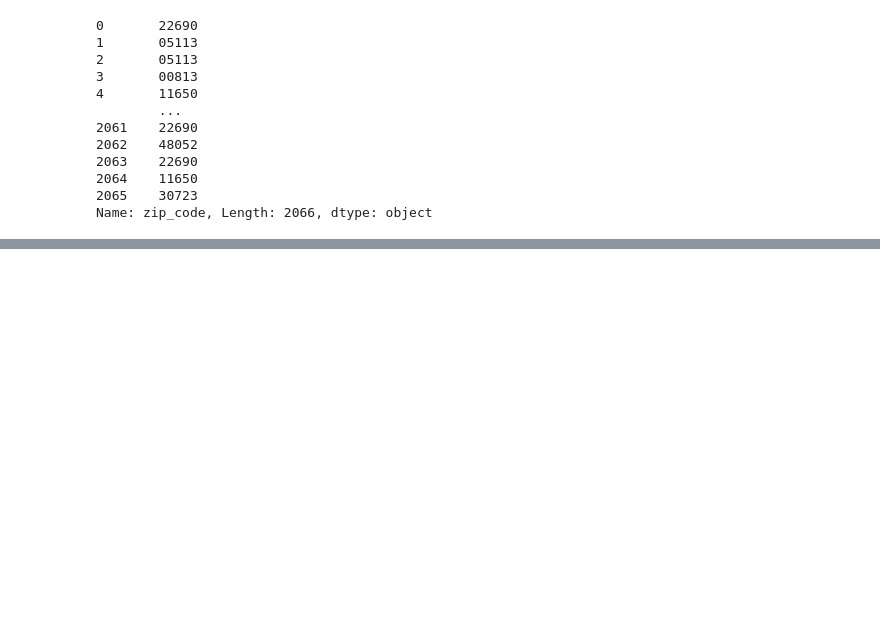
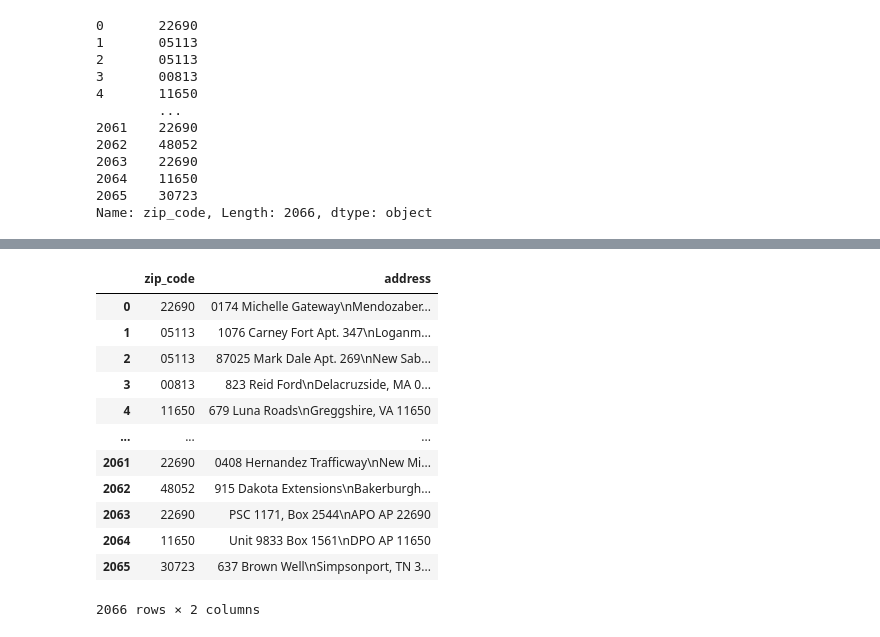
Before and after one commit to shivanipriya89/practicetensor, a Jupyter notebook: thekeras.ipynb, the cells around one changed output, grey strips where cells are left out. Cells and saved outputs as stored; diff of their text form; code cells hidden in the pictures; blank space fills up the shorter version.

```diff
--- a/thekeras.ipynb
+++ b/thekeras.ipynb
@@ -2644,0 +2797,4 @@ Name: zip_code, Length: 2066, dtype: object
+# %%
+df.dropna(subset="address",axis=0,inplace=True)
+# %%
+df["zip_code"]=df["address"].apply(lambda address:address[-5:])
@@ -2644,0 +2816,16 @@ Name: zip_code, Length: 2066, dtype: object
+# %%
+df[["zip_code","address"]] # Clubbing the zip code and address column
+# %% [output]
+|  | zip_code | address |
+| 0 | 22690 | 0174 Michelle Gateway\nMendozaber... |
+| 1 | 05113 | 1076 Carney Fort Apt. 347\nLoganm... |
+| 2 | 05113 | 87025 Mark Dale Apt. 269\nNew Sab... |
+| 3 | 00813 | 823 Reid Ford\nDelacruzside, MA 0... |
+| 4 | 11650 | 679 Luna Roads\nGreggshire, VA 11650 |
+| ... | ... | ... |
+| 2061 | 22690 | 0408 Hernandez Trafficway\nNew Mi... |
+| 2062 | 48052 | 915 Dakota Extensions\nBakerburgh... |
+| 2063 | 22690 | PSC 1171, Box 2544\nAPO AP 22690 |
+| 2064 | 11650 | Unit 9833 Box 1561\nDPO AP 11650 |
+| 2065 | 30723 | 637 Brown Well\nSimpsonport, TN 3... |
+2066 rows × 2 columns
```
Also changed, not shown: parts of 25 cells of this notebook.
